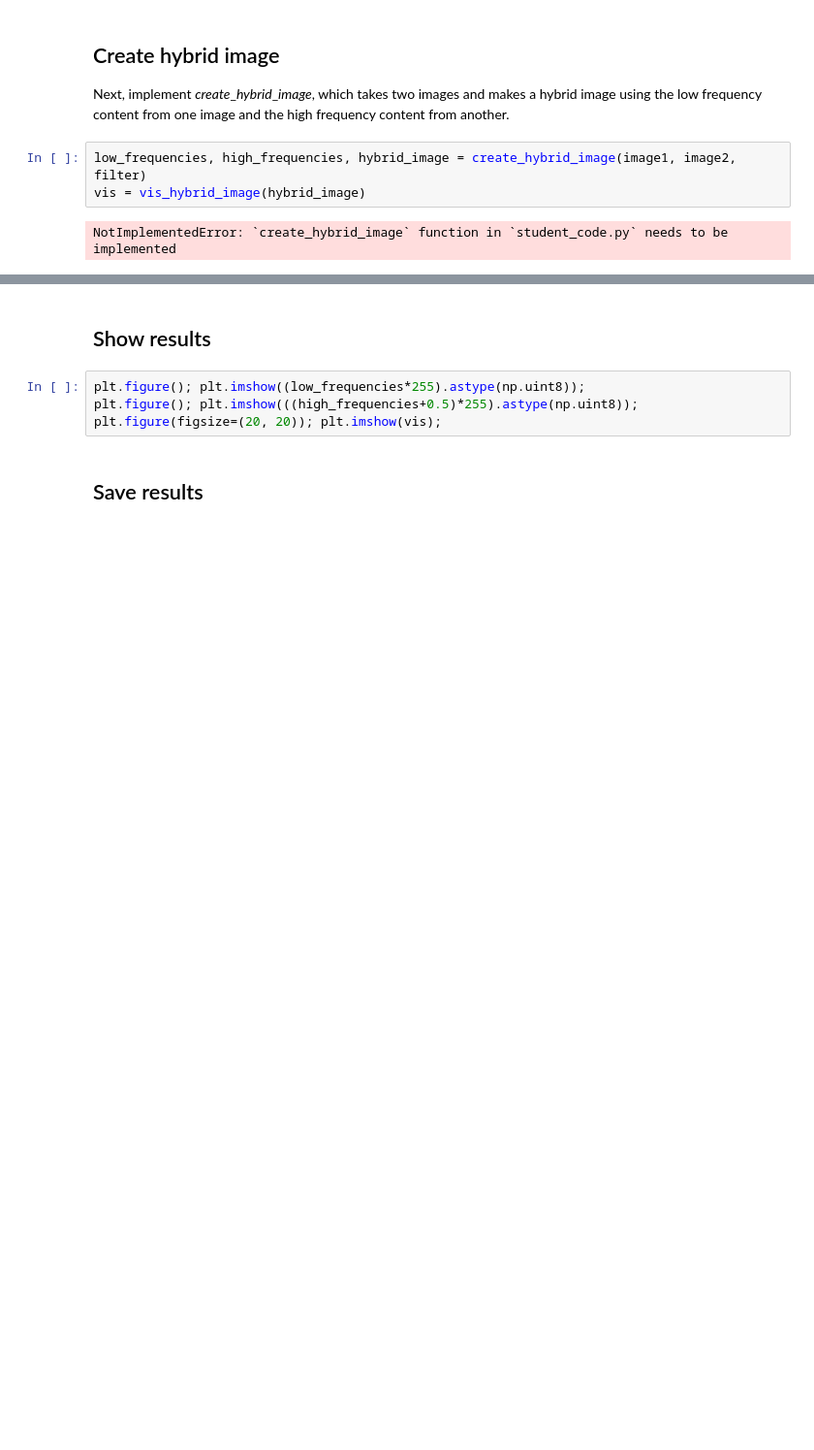
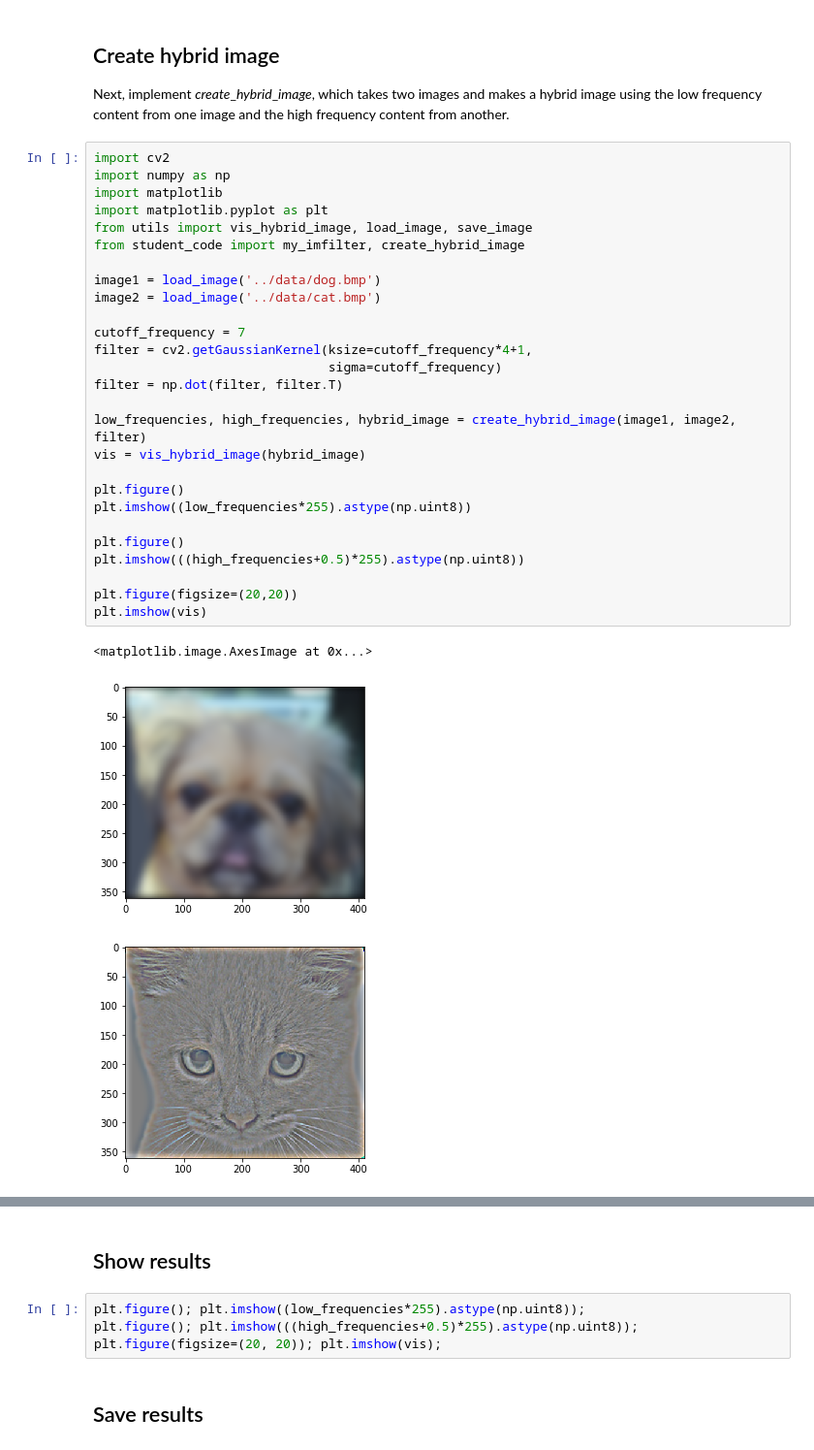
Before and after one commit to gravaman/cv_proj1, a Jupyter notebook: code/proj1.ipynb, the cells around one changed output, grey strips where cells are left out. Shown at 97% size. Cells and saved outputs as stored; diff of their text form; blank space fills up the shorter version.

Commit message:
initial hybrid image implementation

```diff
--- a/code/proj1.ipynb
+++ b/code/proj1.ipynb
@@ -61,8 +63,34 @@ plt.figure(); plt.imshow((blurry_dog*255).astype(np.uint8));
 # %% [markdown]
 ## Create hybrid image
 Next, implement _create_\__hybrid_\__image_, which takes two images and makes a hybrid image using the low frequency content from one image and the high frequency content from another.
-# %%
-low_frequencies, high_frequencies, hybrid_image = create_hybrid_image(image1, image2, filter)
-vis = vis_hybrid_image(hybrid_image)
-# %% [output]
-NotImplementedError: `create_hybrid_image` function in `student_code.py` needs to be implemented
+# %%
+import cv2
+import numpy as np
+import matplotlib
+import matplotlib.pyplot as plt
+from utils import vis_hybrid_image, load_image, save_image
+from student_code import my_imfilter, create_hybrid_image
+
+image1 = load_image('../data/dog.bmp')
+image2 = load_image('../data/cat.bmp')
+
+cutoff_frequency = 7
+filter = cv2.getGaussianKernel(ksize=cutoff_frequency*4+1,
+                               sigma=cutoff_frequency)
+filter = np.dot(filter, filter.T)
+
+low_frequencies, high_frequencies, hybrid_image = create_hybrid_image(image1, image2, filter)
+vis = vis_hybrid_image(hybrid_image)
+
+plt.figure()
+plt.imshow((low_frequencies*255).astype(np.uint8))
+
+plt.figure()
+plt.imshow(((high_frequencies+0.5)*255).astype(np.uint8))
+
+plt.figure(figsize=(20,20))
+plt.imshow(vis)
+# %% [output]
+<matplotlib.image.AxesImage at 0x...>
+[figure, added]
+[figure, added]
```
Also changed, not shown: parts of 2 cells of this notebook, 1 other file.
